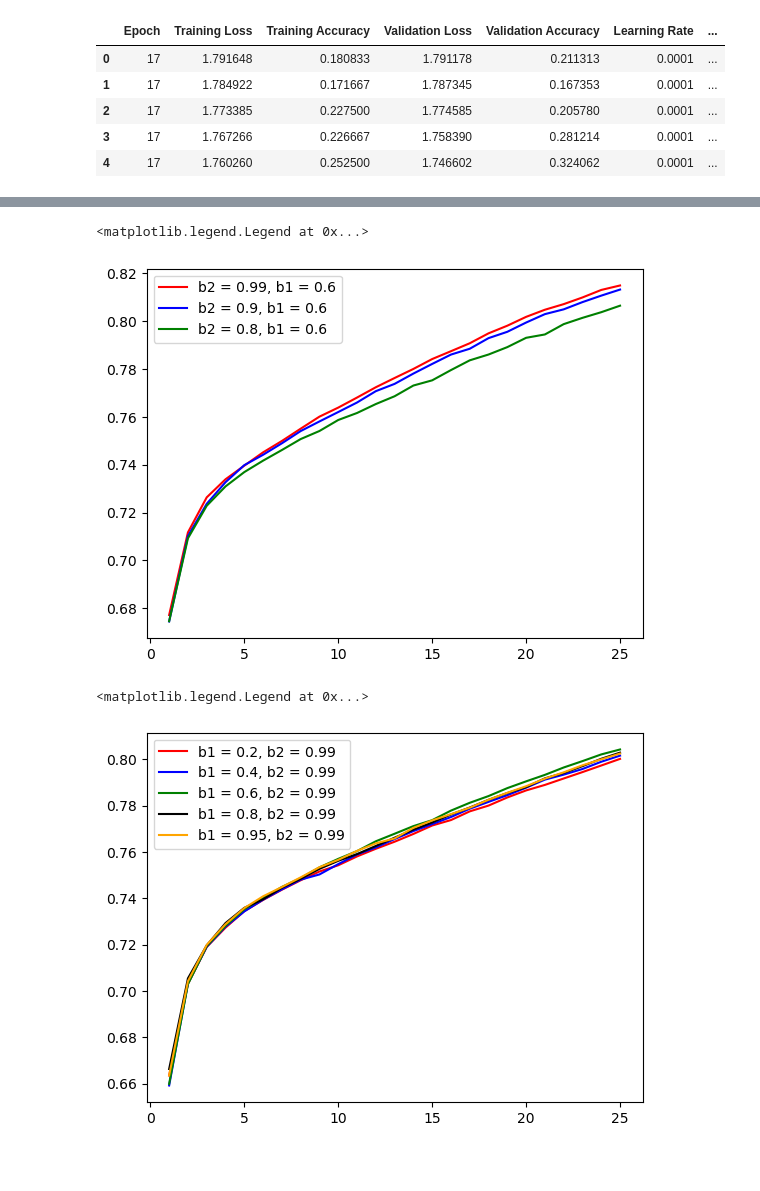
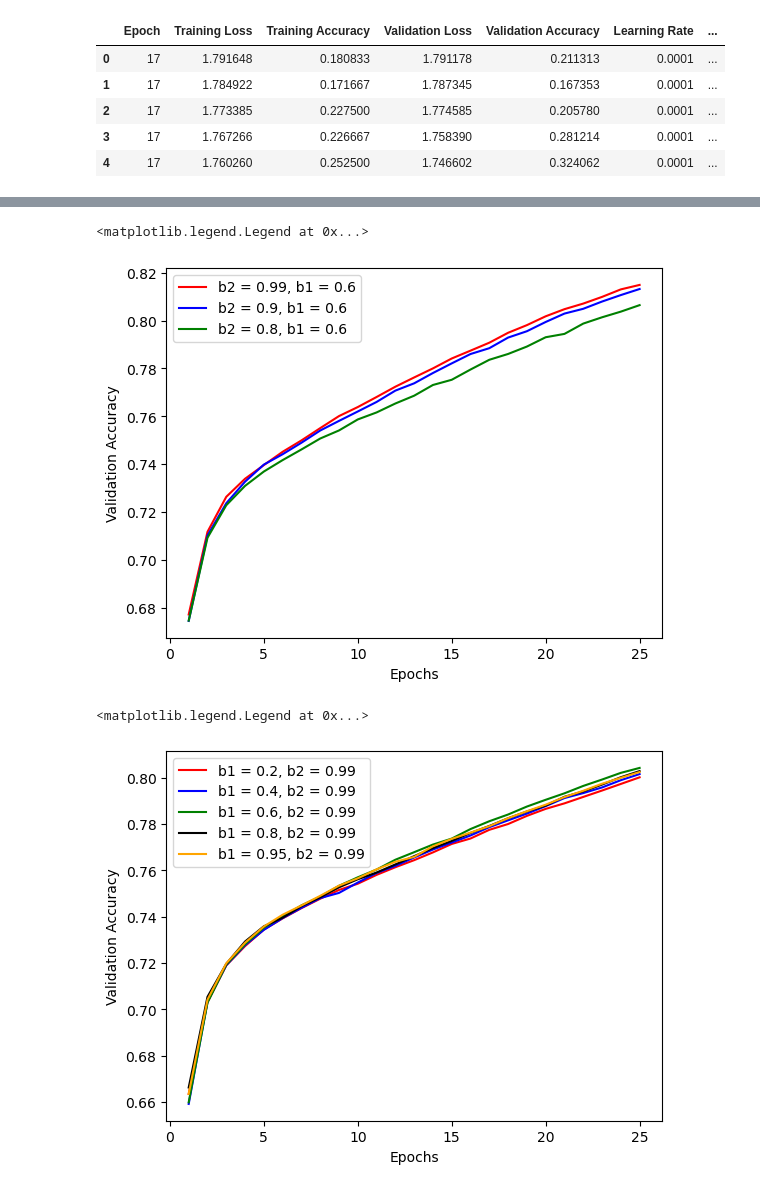
Before and after one commit to nilshof01/ORF_prediction, a Jupyter notebook: results_figures.ipynb, the cells around one changed output, grey strips where cells are left out. Cells and saved outputs as stored; diff of their text form; code cells hidden in the pictures; blank space fills up the shorter version.

```diff
--- a/results_figures.ipynb
+++ b/results_figures.ipynb
@@ -49,12 +98,13 @@ b280 = results[results["Data Input"] == "6000frags_2000orgs_30nt_small_70_06_08"
 plt.plot(epochs, b299, color='red', label='b2 = 0.99, b1 = 0.6')
 plt.plot(epochs, b290, color='blue', label='b2 = 0.9, b1 = 0.6')
 plt.plot(epochs, b280, color='green', label='b2 = 0.8, b1 = 0.6')
-
+plt.xlabel('Epochs')
+plt.ylabel('Validation Accuracy')
 # Adding legend
 plt.legend()
 # %% [output]
 <matplotlib.legend.Legend at 0x...>
-[figure, old version]
+[figure, new version]
 # %%
 epochs = list(range(1, 26))
 b102 = results[results["Data Input"] == "6000frags_2000orgs_30nt_small_02"]["Validation Accuracy"]
@@ -65,11 +115,13 @@ b1095 = results[results["Data Input"] == "6000frags_2000orgs_30nt_small_110"]["V
 # %%
 plt.plot(epochs, b102 , color='red', label='b1 = 0.2, b2 = 0.99')
 plt.plot(epochs, b104, color='blue', label='b1 = 0.4, b2 = 0.99')
 plt.plot(epochs, b106, color='green', label='b1 = 0.6, b2 = 0.99')
 plt.plot(epochs, b108, color='black', label='b1 = 0.8, b2 = 0.99')
 plt.plot(epochs, b1095, color='orange', label='b1 = 0.95, b2 = 0.99')
+plt.xlabel('Epochs')
+plt.ylabel('Validation Accuracy')
 # Adding legend
 plt.legend()
 # %% [output]
 <matplotlib.legend.Legend at 0x...>
-[figure, old version]
+[figure, new version]
```
Also changed, not shown: parts of 9 cells of this notebook, 8 other files.
